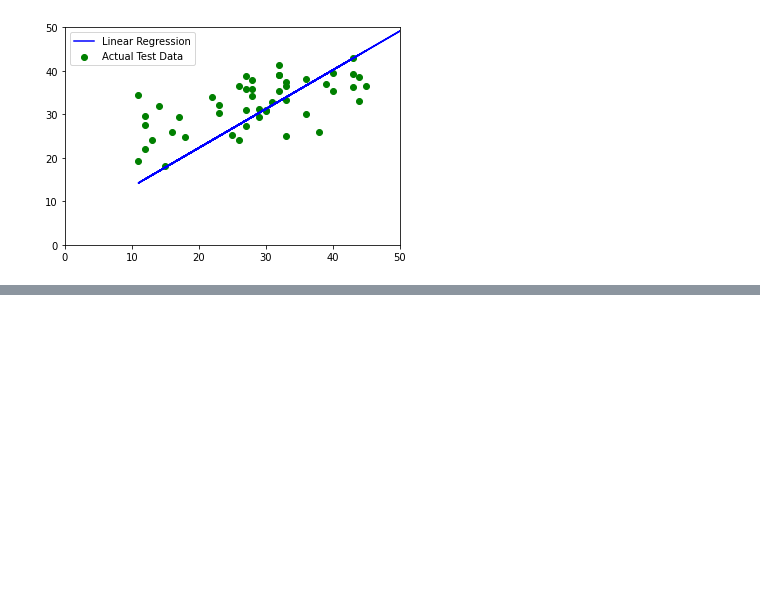
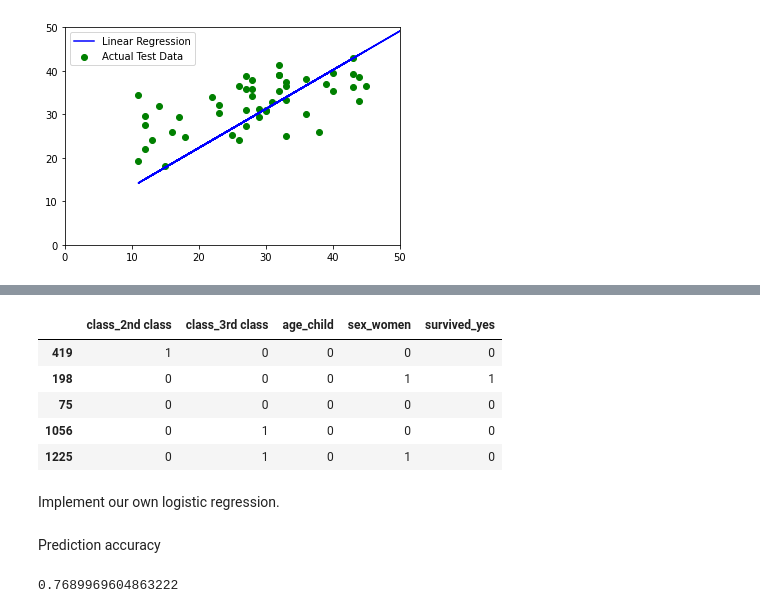
Before and after one commit to dliedtka/data_science_jqr, a Jupyter notebook: 03_08/03_08_02.ipynb, the cells around one changed output, grey strips where cells are left out. Drawn from its saved outputs; the diff is of its cells as text; code cells hidden in the pictures; blank space fills up the shorter version.

```diff
--- a/03_08/03_08_02.ipynb
+++ b/03_08/03_08_02.ipynb
@@ -93,0 +98,3 @@ plt.show()
+# %%
+titanic = data("titanic")
+titanic.sample(5)
@@ -93,0 +108,12 @@ plt.show()
+# %%
+# feature engineering (one hot encoding)
+titanic = pd.get_dummies(titanic, drop_first=True)
+# drop first because if you aren't a child you must be an adult, etc.
+titanic.sample(5)
+# %% [output]
+|  | class_2nd class | class_3rd class | age_child | sex_women | survived_yes |
+| 419 | 1 | 0 | 0 | 0 | 0 |
+| 198 | 0 | 0 | 0 | 1 | 1 |
+| 75 | 0 | 0 | 0 | 0 | 0 |
+| 1056 | 0 | 1 | 0 | 0 | 0 |
+| 1225 | 0 | 1 | 0 | 1 | 0 |
@@ -93,0 +122,2 @@ plt.show()
+# %% [markdown]
+Implement our own logistic regression.
@@ -93,0 +150,17 @@ plt.show()
+# %% [markdown]
+Prediction accuracy
+# %%
+X = x_test_np.T
+preds = np.array(list(map(lambda x: x > 0.5, sigmoid(np.dot(W.T, X) + b)[0])), dtype=int)
+
+
+total = 0
+right = 0
+y_test_np = np.array(y_test, dtype=int)
+for i in range(preds.shape[0]):
+    if preds[i] == y_test_np[i]:
+        right += 1
+    total += 1
+print (right/total)
+# %% [output]
+0.7689969604863222
```
Also changed, not shown: parts of 6 cells of this notebook, 7 other files.
